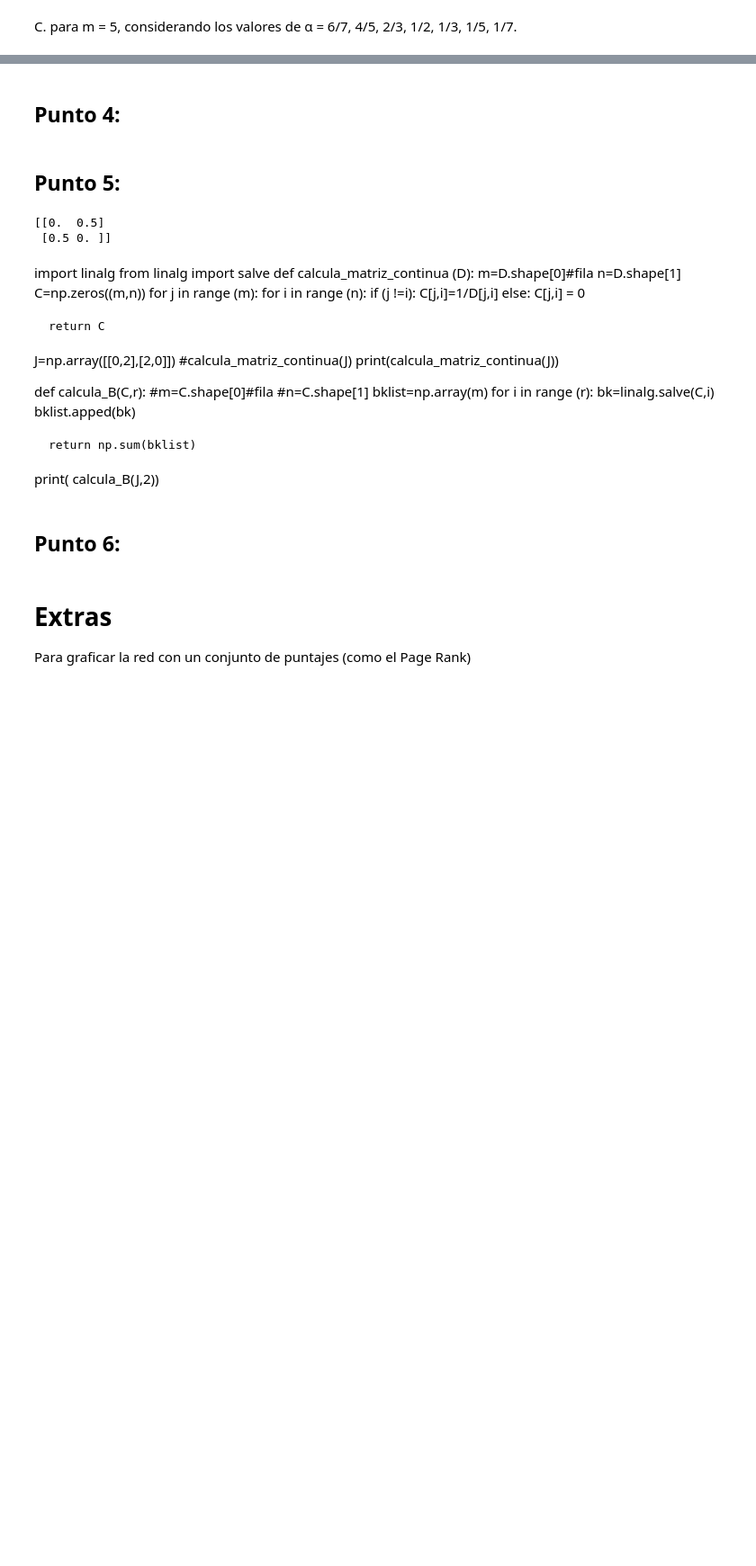
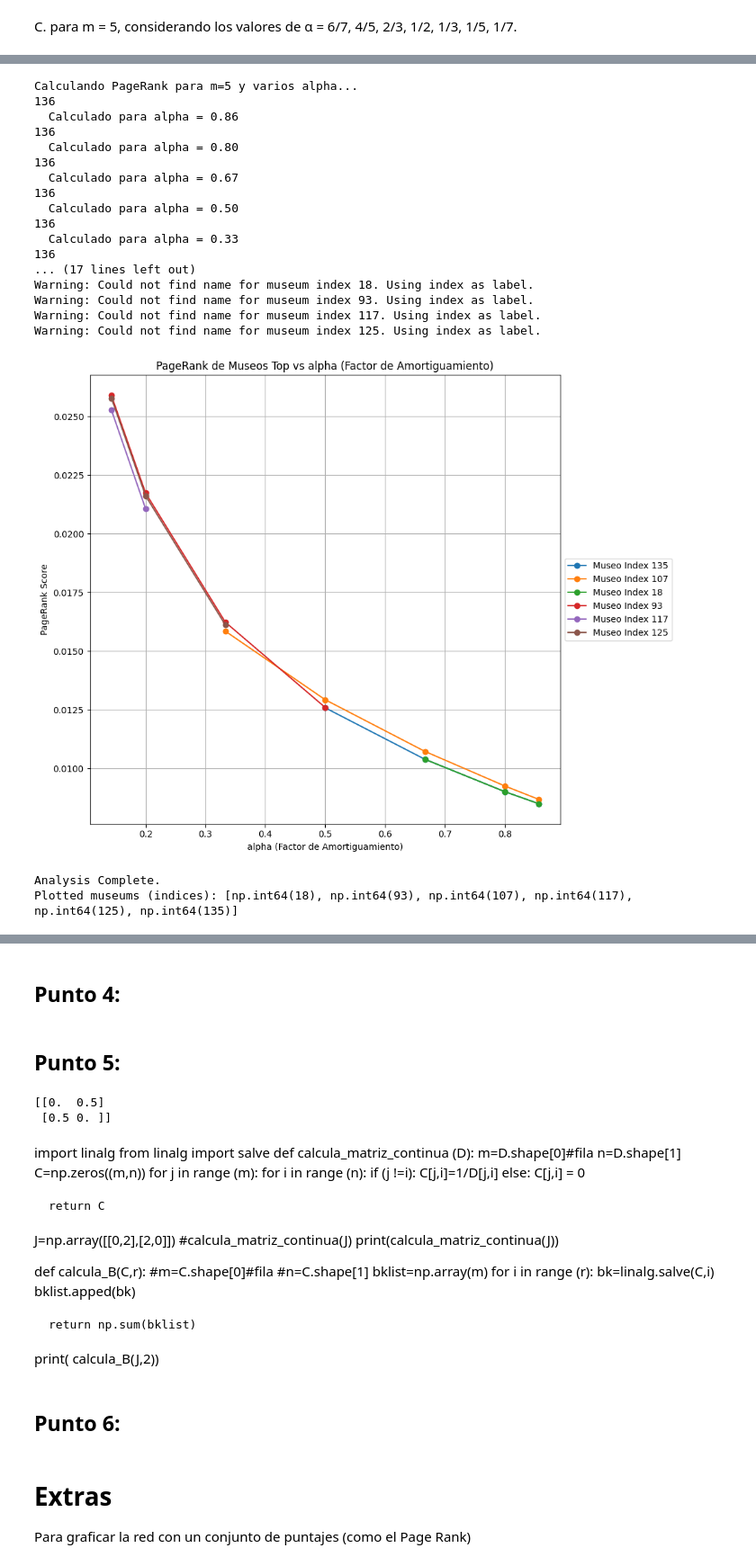
Before and after one commit to CayllahuaPedro/TP-ALC, a Jupyter notebook: TP1_template.ipynb, the cells around one changed output, grey strips where cells are left out. Shown at 90% size. Saved outputs shown, nothing was run; the diff lists cells and outputs as text; code cells hidden in the pictures; blank space fills up the shorter version.

```diff
--- a/TP1_template.ipynb
+++ b/TP1_template.ipynb
@@ -266,0 +119,2 @@ graph_rank_map(ranking_scores, barrios, museos)
+# %%
+page_rank_list= np.array([])
@@ -323,0 +369,70 @@ for M in M_cases:
+# %%
+
+
+# --- Preparación ---
+
+
+m_fixed = 5 # Your list of m values used
+alpha_values = [6/7, 4/5, 2/3, 1/2, 1/3, 1/5, 1/7] # The alpha value you kept constant
+
+# 3. Calcula los PageRanks para cada alpha
+print(f"Calculando PageRank para m={m_fixed} y varios alpha...")
+
+# Calcula A una sola vez (ya que m es fijo)
+# Asegúrate de que 'D' (matriz de distancias) esté definida
+A_fixed_m = tf.construye_adyacencia(D, m_fixed)
+
+all_pageranks_for_alpha = []
+for alpha in alpha_values:
+    # Calcula PageRank usando la A fija y el alpha actual
+    # Asegúrate de tener una función [calcula_pagerank(A, alpha)](cci:1://file:///home/peter/UBA/2025_1erCuatri/Algebra%20lineal%20computacional/TP-ALC/template_funciones.py:166:0-179:12)
+    try:
+        pr = tf.calcula_pagerank(A_fixed_m, alpha)
+        all_pageranks_for_alpha.append(pr)
+        print(f"  Calculado para alpha = {alpha:.2f}")
+    except Exception as e:
+        print(f"  Error calculando PageRank para alpha = {alpha:.2f}: {e}")
+        # Decide si quieres añadir un placeholder (None o array de NaNs) o saltar
+        # all_pageranks_for_alpha.append(None) # Opcional: manejar errores
+
+# Filtra los None si decidiste añadirlos en caso de error y ajusta alpha_values
+valid_indices = [i for i, pr in enumerate(all_pageranks_for_alpha) if pr is not None]
+all_pageranks_for_alpha_valid = [all_pageranks_for_alpha[i] for i in valid_indices]
+alpha_values_valid = [alpha_values[i] for i in valid_indices]
+
+# Asegúrate de que 'museos' esté definido y su índice coincida con los vectores PR
+# museos = gpd.read_file(...)
+# museos = museos.reset_index(drop=True) # Si es necesario alinear índices
+
+# 4. Llama a la función de análisis
+# Asegúrate de que la función analyze_rank_stability esté definida o importada
+if all_pageranks_for_alpha_valid:
+    analyze_rank_stability(
+        all_pageranks_for_alpha_valid,
+        alpha_values_valid,
+        museos,
+        parameter_name='alpha (Factor de Amortiguamiento)'
+    )
+else:
+    print("No se pudieron calcular PageRanks válidos para analizar.")
+# %% [output]
+Calculando PageRank para m=5 y varios alpha...
+136
+  Calculado para alpha = 0.86
+136
+  Calculado para alpha = 0.80
+136
+  Calculado para alpha = 0.67
+136
+  Calculado para alpha = 0.50
+136
+  Calculado para alpha = 0.33
+136
+... (17 lines left out)
+Warning: Could not find name for museum index 18. Using index as label.
+Warning: Could not find name for museum index 93. Using index as label.
+Warning: Could not find name for museum index 117. Using index as label.
+Warning: Could not find name for museum index 125. Using index as label.
+[figure, added]
+Analysis Complete.
+Plotted museums (indices): [np.int64(18), np.int64(93), np.int64(107), np.int64(117), np.int64(125), np.int64(135)]
```
Also changed, not shown: parts of 26 cells of this notebook, 3 other files.
